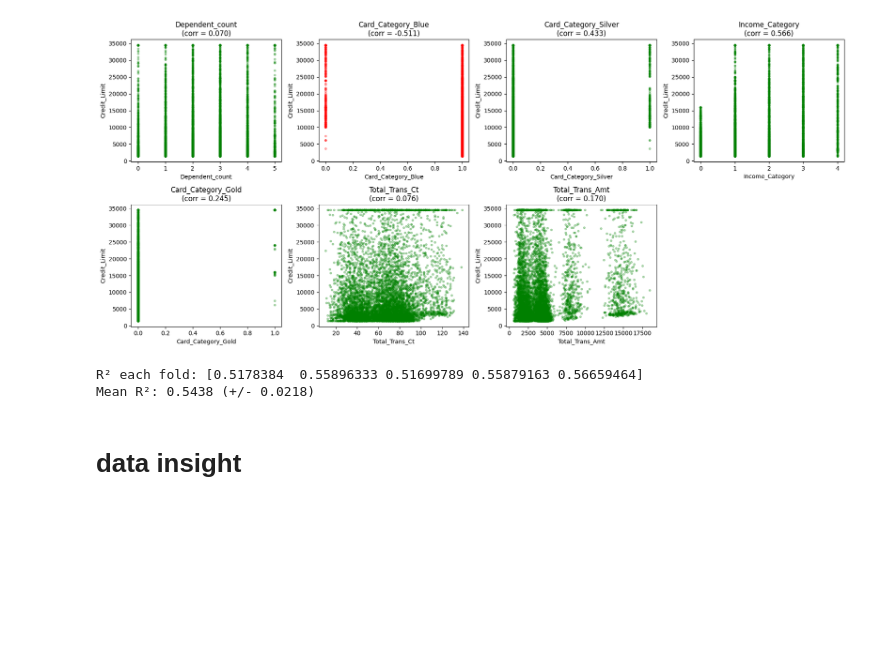
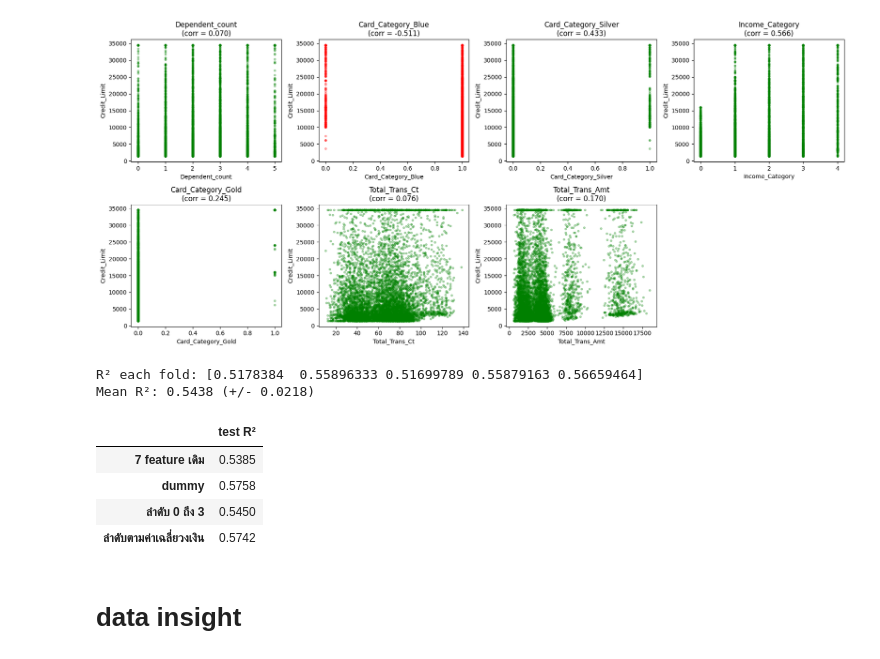
Before and after one commit to nj-nattida/Intro-to-ML, a Jupyter notebook: data_analysis.ipynb, the cells around one changed output. Saved outputs shown, nothing was run; the diff lists cells and outputs as text; code cells hidden in the pictures; blank space fills up the shorter version.

Commit message:
add regression feature selection experiments

```diff
--- a/data_analysis.ipynb
+++ b/data_analysis.ipynb
@@ -726,6 +726,49 @@ print(f"Mean R²: {r2_scores.mean():.4f} (+/- {r2_scores.std():.4f})")
 # %% [output]
 R² each fold: [0.5178384  0.55896333 0.51699789 0.55879163 0.56659464]
 Mean R²: 0.5438 (+/- 0.0218)
+# %%
+# ยืนยันบน test set: fit บน train อย่างเดียว แล้ววัด R² บน test ที่ไม่เคยใช้ตัดสินใจ
+def r2_score_np(y, p):
+    y = np.asarray(y, dtype=float)
+    return 1 - ((y - p) ** 2).sum() / ((y - y.mean()) ** 2).sum()
+
+def design(D, levels, tier_val=None, mode="dummy"):
+    inc = D['Income_Category'].values
+    inc_oh = np.column_stack([(inc == v).astype(float) for v in levels[1:]])
+    other = D[['Income_Unknown', 'Total_Trans_Amt']].values
+    if mode == "dummy":
+        card = D[['Card_Category_Blue', 'Card_Category_Silver', 'Card_Category_Gold']].values
+    elif mode == "ord":
+        card = (D['Card_Category_Silver'] + 2 * D['Card_Category_Gold'] + 3 * D['Card_Category_Platinum']).values[:, None]
+    else:  # ลำดับตามค่าเฉลี่ยวงเงิน ใช้ค่าที่คำนวณจาก train เท่านั้น
+        k = np.select([D['Card_Category_Blue'] == 1, D['Card_Category_Silver'] == 1, D['Card_Category_Gold'] == 1], [0, 1, 2], default=3)
+        card = tier_val[k][:, None]
+    return np.c_[inc_oh, card, other, np.hstack([inc_oh * card[:, [j]] for j in range(card.shape[1])])]
+
+levels = np.unique(Xr_train['Income_Category'].values)
+k_tr = np.select([Xr_train['Card_Category_Blue'] == 1, Xr_train['Card_Category_Silver'] == 1, Xr_train['Card_Category_Gold'] == 1], [0, 1, 2], default=3)
+tier_val = np.array([yr_train.values[k_tr == k].mean() for k in range(4)])
+
+def fit_eval(Mtr, Mte):
+    mu, sd = Mtr.mean(axis=0), Mtr.std(axis=0); sd[sd == 0] = 1.0     # scale ด้วยสถิติของ train
+    A = np.c_[np.ones(len(Mtr)), (Mtr - mu) / sd]
+    theta = np.linalg.lstsq(A, yr_train.values, rcond=None)[0]
+    pred = np.c_[np.ones(len(Mte)), (Mte - mu) / sd] @ theta
+    return round(r2_score_np(yr_test, pred), 4)
+
+res = {
+    "7 feature เดิม": fit_eval(Xr_train[r_selected].values, Xr_test[r_selected].values),
+    "dummy": fit_eval(design(Xr_train, levels), design(Xr_test, levels)),
+    "ลำดับ 0 ถึง 3": fit_eval(design(Xr_train, levels, mode="ord"), design(Xr_test, levels, mode="ord")),
+    "ลำดับตามค่าเฉลี่ยวงเงิน": fit_eval(design(Xr_train, levels, tier_val, "mean"), design(Xr_test, levels, tier_val, "mean")),
+}
+pd.Series(res, name="test R²").to_frame()
+# %% [output]
+|  | test R² |
+| 7 feature เดิม | 0.5385 |
+| dummy | 0.5758 |
+| ลำดับ 0 ถึง 3 | 0.5450 |
+| ลำดับตามค่าเฉลี่ยวงเงิน | 0.5742 |
 # %% [markdown]
 # data insight
 # %%
```
Also changed, not shown: 1 other file.
